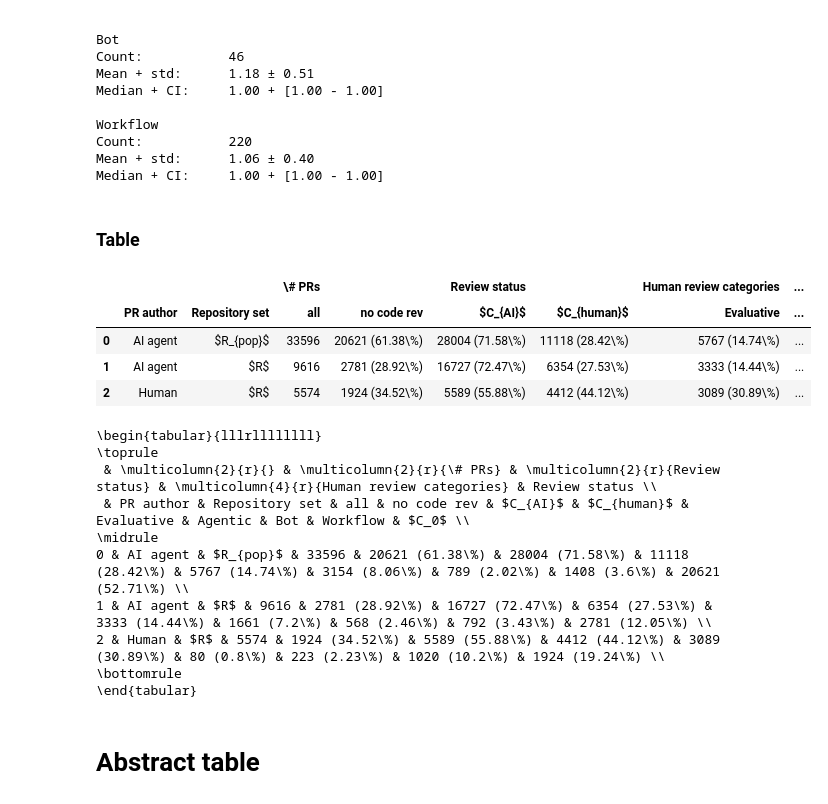
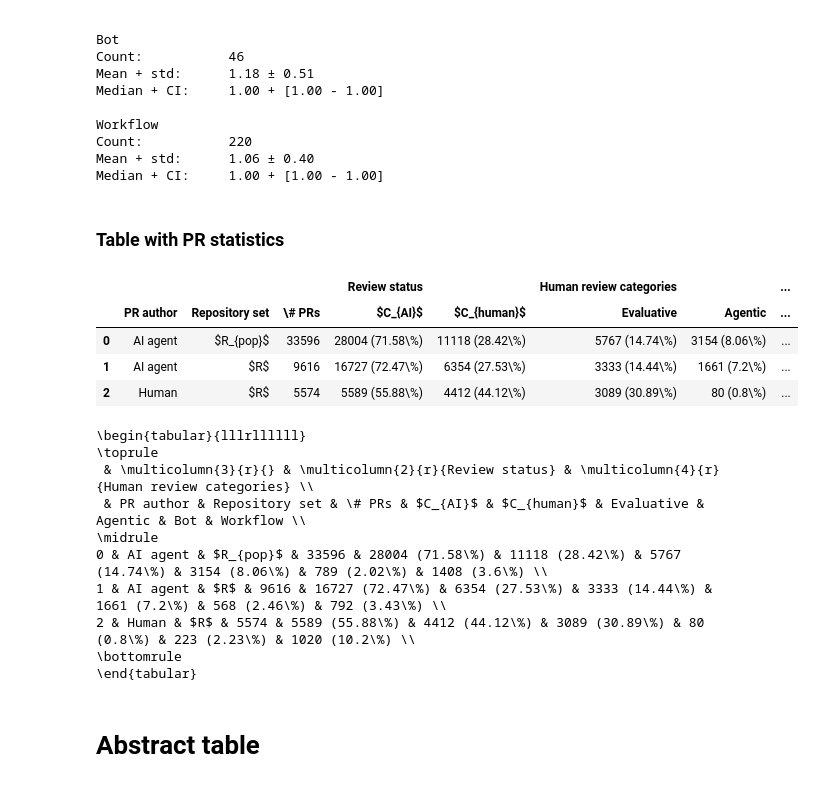
Before and after one commit to ncusi/reviewing-ai-generated-prs-ease2026-short, a Jupyter notebook: Tables.ipynb, the cells around one changed output. Cells and saved outputs as stored; diff of their text form; code cells hidden in the pictures.

Commit message:
Divide table 2 into 2 tables

```diff
--- a/Tables.ipynb
+++ b/Tables.ipynb
@@ -1591,13 +1590,12 @@ Count:           220
 Mean + std:      1.06 ± 0.40
 Median + CI:     1.00 + [1.00 - 1.00]
 # %% [markdown]
-### Table
+### Table with PR statistics
 # %%
 columns = pd.MultiIndex.from_tuples([
     ("", "PR author"),
     ("", "Repository set"),
-    ("\# PRs", "all"),
-    ("\# PRs", "no code rev"),
+    ("", "\# PRs"),
     ("Review status", "$C_{AI}$"),
     ("Review status", "$C_{human}$"),
     ("Human review categories", "Evaluative"),
@@ -1627,65 +1625,55 @@ def formattt(x, y):
 table2 = pd.DataFrame(columns=columns)
 table2[("", "PR author")] = ["AI agent", "AI agent", "Human"]
 table2[("", "Repository set")] = ["$R_{pop}$", "$R$", "$R$"]
-table2[("\# PRs", "all")] = [len(all_pr_ids), len(all_ai_prs), len(all_human_prs)]
-table2[("\# PRs", "no code rev")] = [
-    formattt(len(prs_no_comments), len(all_pr_ids)),
-    formattt(len(ai_prs_no_comments), len(all_ai_prs)),
-    formattt(len(human_prs_no_comments), len(all_human_prs))
-]
-table2[("Review status", "$C_0$")] = [
-    formattt(pr_comments_no_comments_count, ai_agent_comments_r_pop_sum),
-    formattt(ai_prs_no_comments_count, ai_agent_comments_r_sum),
-    formattt(human_prs_no_comments_count, human_comments_r_sum)
-]
+table2[("", "\# PRs")] = [len(all_pr_ids), len(all_ai_prs), len(all_human_prs)]
 table2[("Review status", "$C_{AI}$")] = [
     formattt(pr_comments_agentic_comments_count, ai_agent_comments_r_pop_sum),
     formattt(ai_comments_from_repos_with_human_agentic_comments_count, ai_agent_comments_r_sum),
     formattt(human_comments_from_repos_with_human_agentic_comments_count, human_comments_r_sum)
 ]
 table2[("Review status", "$C_{human}$")] = [
     formattt(pr_comments_human_comments_count, ai_agent_comments_r_pop_sum),
     formattt(ai_comments_from_repos_with_human_human_comments_count, ai_agent_comments_r_sum),
     formattt(human_comments_from_repos_with_human_human_comments_count, human_comments_r_sum)
 ]
 table2[("Human review categories", "Evaluative")] = [
     formattt(pr_comments_df__human__counts["review"], ai_agent_comments_r_pop_sum),
     formattt(pr_comments_from_repos_with_human_df__human__counts["review"], ai_agent_comments_r_sum),
     formattt(human_pr_comments_from_repos_with_human_df__human__counts["review"], human_comments_r_sum)
 ]
 table2[("Human review categories", "Agentic")] = [
     formattt(pr_comments_df__human__counts["agentic_cmd"], ai_agent_comments_r_pop_sum),
     formattt(pr_comments_from_repos_with_human_df__human__counts["agentic_cmd"], ai_agent_comments_r_sum),
     formattt(human_pr_comments_from_repos_with_human_df__human__counts["agentic_cmd"], human_comments_r_sum)
 ]
 table2[("Human review categories", "Bot")] = [
     formattt(pr_comments_df__human__counts["bot"], ai_agent_comments_r_pop_sum),
     formattt(pr_comments_from_repos_with_human_df__human__counts["bot"], ai_agent_comments_r_sum),
     formattt(human_pr_comments_from_repos_with_human_df__human__counts["bot"], human_comments_r_sum)
 ]
 table2[("Human review categories", "Workflow")] = [
     formattt(pr_comments_df__human__counts["workflow"], ai_agent_comments_r_pop_sum),
     formattt(pr_comments_from_repos_with_human_df__human__counts["workflow"], ai_agent_comments_r_sum),
     formattt(human_pr_comments_from_repos_with_human_df__human__counts["workflow"], human_comments_r_sum)
 ]
 table2
 # %% [output]
-|  |  |  | \# PRs |  | Review status |  | Human review categories | ... |
-|  | PR author | Repository set | all | no code rev | $C_{AI}$ | $C_{human}$ | Evaluative | ... |
-| 0 | AI agent | $R_{pop}$ | 33596 | 20621 (61.38\%) | 28004 (71.58\%) | 11118 (28.42\%) | 5767 (14.74\%) | ... |
-| 1 | AI agent | $R$ | 9616 | 2781 (28.92\%) | 16727 (72.47\%) | 6354 (27.53\%) | 3333 (14.44\%) | ... |
-| 2 | Human | $R$ | 5574 | 1924 (34.52\%) | 5589 (55.88\%) | 4412 (44.12\%) | 3089 (30.89\%) | ... |
+|  |  |  |  | Review status |  | Human review categories |  | ... |
+|  | PR author | Repository set | \# PRs | $C_{AI}$ | $C_{human}$ | Evaluative | Agentic | ... |
+| 0 | AI agent | $R_{pop}$ | 33596 | 28004 (71.58\%) | 11118 (28.42\%) | 5767 (14.74\%) | 3154 (8.06\%) | ... |
+| 1 | AI agent | $R$ | 9616 | 16727 (72.47\%) | 6354 (27.53\%) | 3333 (14.44\%) | 1661 (7.2\%) | ... |
+| 2 | Human | $R$ | 5574 | 5589 (55.88\%) | 4412 (44.12\%) | 3089 (30.89\%) | 80 (0.8\%) | ... |
 # %%
 print(table2.to_latex())
 # %% [output]
-\begin{tabular}{lllrllllllll}
+\begin{tabular}{lllrllllll}
 \toprule
- & \multicolumn{2}{r}{} & \multicolumn{2}{r}{\# PRs} & \multicolumn{2}{r}{Review status} & \multicolumn{4}{r}{Human review categories} & Review status \\
- & PR author & Repository set & all & no code rev & $C_{AI}$ & $C_{human}$ & Evaluative & Agentic & Bot & Workflow & $C_0$ \\
+ & \multicolumn{3}{r}{} & \multicolumn{2}{r}{Review status} & \multicolumn{4}{r}{Human review categories} \\
+ & PR author & Repository set & \# PRs & $C_{AI}$ & $C_{human}$ & Evaluative & Agentic & Bot & Workflow \\
 \midrule
-0 & AI agent & $R_{pop}$ & 33596 & 20621 (61.38\%) & 28004 (71.58\%) & 11118 (28.42\%) & 5767 (14.74\%) & 3154 (8.06\%) & 789 (2.02\%) & 1408 (3.6\%) & 20621 (52.71\%) \\
-1 & AI agent & $R$ & 9616 & 2781 (28.92\%) & 16727 (72.47\%) & 6354 (27.53\%) & 3333 (14.44\%) & 1661 (7.2\%) & 568 (2.46\%) & 792 (3.43\%) & 2781 (12.05\%) \\
-2 & Human & $R$ & 5574 & 1924 (34.52\%) & 5589 (55.88\%) & 4412 (44.12\%) & 3089 (30.89\%) & 80 (0.8\%) & 223 (2.23\%) & 1020 (10.2\%) & 1924 (19.24\%) \\
+0 & AI agent & $R_{pop}$ & 33596 & 28004 (71.58\%) & 11118 (28.42\%) & 5767 (14.74\%) & 3154 (8.06\%) & 789 (2.02\%) & 1408 (3.6\%) \\
+1 & AI agent & $R$ & 9616 & 16727 (72.47\%) & 6354 (27.53\%) & 3333 (14.44\%) & 1661 (7.2\%) & 568 (2.46\%) & 792 (3.43\%) \\
+2 & Human & $R$ & 5574 & 5589 (55.88\%) & 4412 (44.12\%) & 3089 (30.89\%) & 80 (0.8\%) & 223 (2.23\%) & 1020 (10.2\%) \\
 \bottomrule
 \end{tabular}
 # %% [markdown]
```
Also changed, not shown: parts of 6 cells of this notebook.
